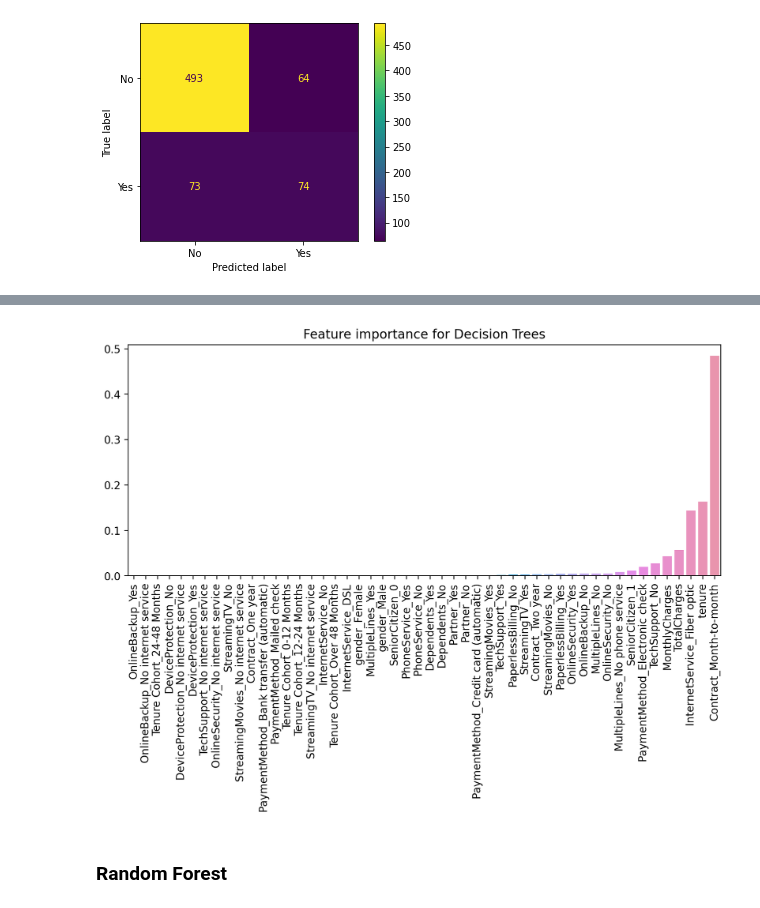
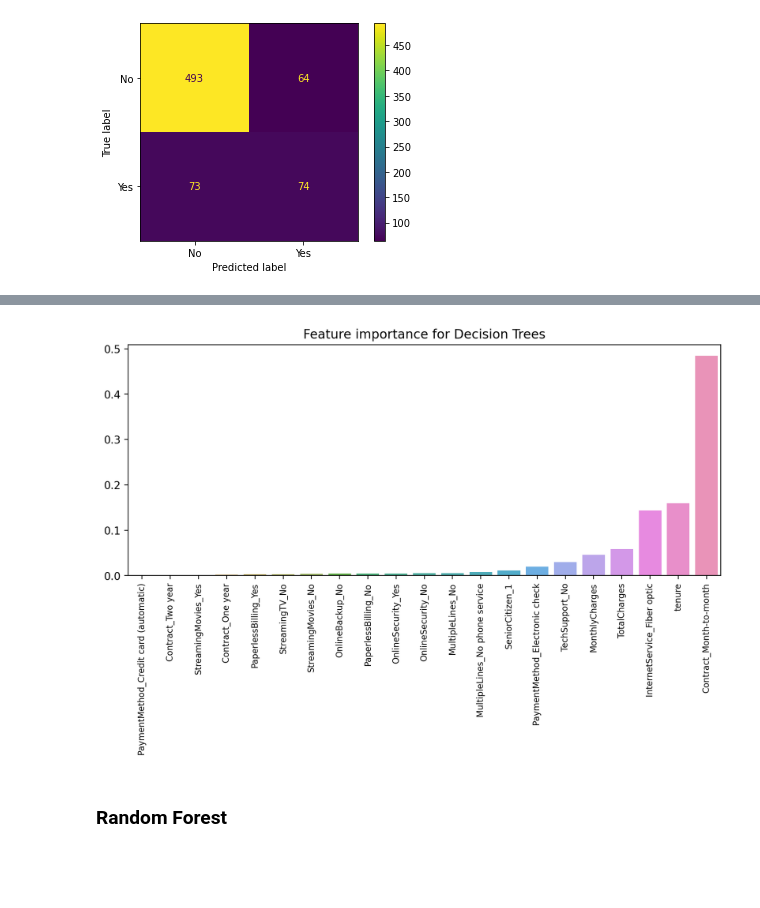
Before and after one commit to chiadingdong/Telco-Churn-Prediction, a Jupyter notebook: Telco Churn Prediction.ipynb, the cells around one changed output, grey strips where cells are left out. Saved outputs shown, nothing was run; the diff lists cells and outputs as text; code cells hidden in the pictures; blank space fills up the shorter version.

```diff
--- a/Telco Churn Prediction.ipynb
+++ b/Telco Churn Prediction.ipynb
@@ -381,13 +381,14 @@ array([0.16321452, 0.04285714, 0.05708315, 0.        , 0.        ,
        0.        , 0.        , 0.        , 0.        , 0.        ])
 # %%
 feat_impt = pd.Series(data=tree.feature_importances_,index=X.columns).sort_values()
+feat_impt = feat_impt[feat_impt>0]
 # %%
 plt.figure(figsize=(10,4),dpi=200)
 sns.barplot(x=feat_impt.index,y=feat_impt.values)
 plt.title('Feature importance for Decision Trees')
-plt.xticks(rotation=90);
+plt.xticks(fontsize=8,rotation=90);
 # %% [output]
-[figure, old version]
+[figure, new version]
 # %% [markdown]
 ### Random Forest
 # %%
```
Also changed, not shown: parts of 7 cells of this notebook.
